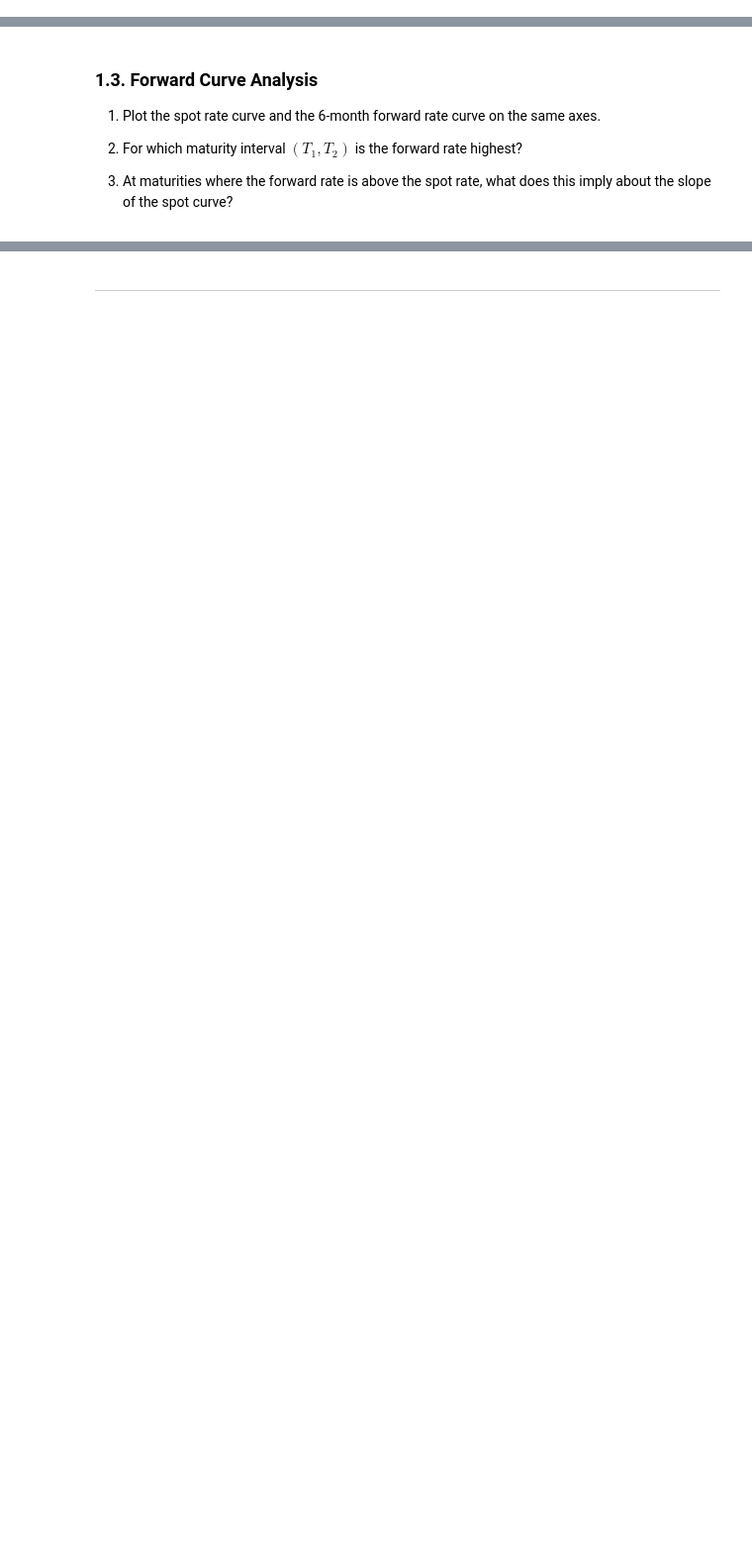
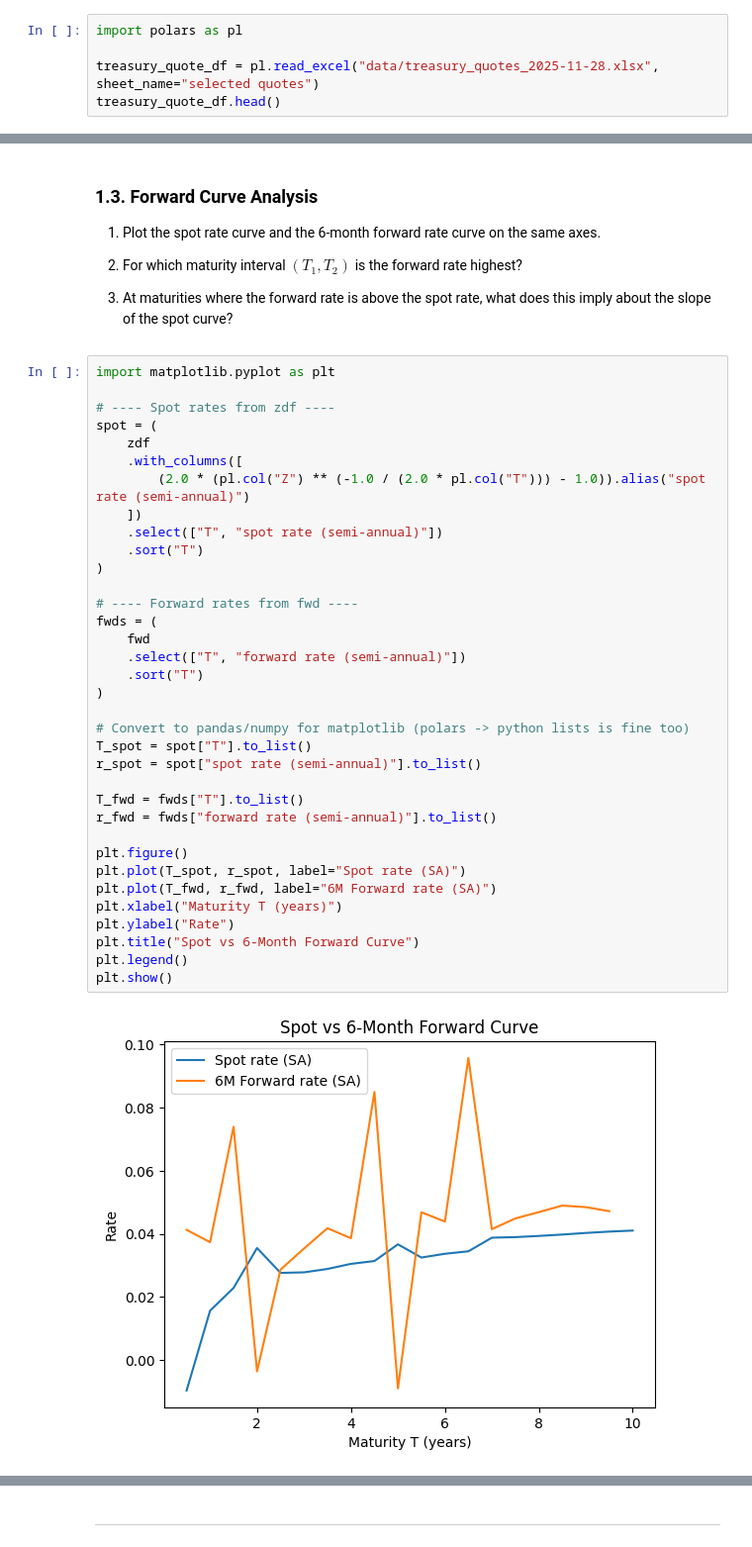
Before and after one commit to mihikasingh806/FixedIncome_A7, a Jupyter notebook: Assignment1/Ryota/E.1.2. Forward Rates.ipynb, the cells around one changed output, grey strips where cells are left out. Shown at 99% size. Drawn from its saved outputs; the diff is of its cells as text; blank space fills up the shorter version.

```diff
--- a/Assignment1/Ryota/E.1.2. Forward Rates.ipynb
+++ b/Assignment1/Ryota/E.1.2. Forward Rates.ipynb
@@ -72,3 +72,8 @@ This exercise builds on the bootstrapped spot curve to calculate forward rates.
 
 Use the bootstrapped spot curve from the data file:
 `data/treasury_quotes_2025-11-28.xlsx`, sheet `selected quotes`
+# %%
+import polars as pl
+
+treasury_quote_df = pl.read_excel("data/treasury_quotes_2025-11-28.xlsx", sheet_name="selected quotes")
+treasury_quote_df.head()
@@ -107,3 +283,40 @@ For T=5 to T=5.5, report all three values rounded to 4 decimal places.
 2. For which maturity interval $(T_1, T_2)$ is the forward rate highest?
 
 3. At maturities where the forward rate is above the spot rate, what does this imply about the slope of the spot curve?
+# %%
+import matplotlib.pyplot as plt
+
+# ---- Spot rates from zdf ----
+spot = (
+    zdf
+    .with_columns([
+        (2.0 * (pl.col("Z") ** (-1.0 / (2.0 * pl.col("T"))) - 1.0)).alias("spot rate (semi-annual)")
+    ])
+    .select(["T", "spot rate (semi-annual)"])
+    .sort("T")
+)
+
+# ---- Forward rates from fwd ----
+fwds = (
+    fwd
+    .select(["T", "forward rate (semi-annual)"])
+    .sort("T")
+)
+
+# Convert to pandas/numpy for matplotlib (polars -> python lists is fine too)
+T_spot = spot["T"].to_list()
+r_spot = spot["spot rate (semi-annual)"].to_list()
+
+T_fwd = fwds["T"].to_list()
+r_fwd = fwds["forward rate (semi-annual)"].to_list()
+
+plt.figure()
+plt.plot(T_spot, r_spot, label="Spot rate (SA)")
+plt.plot(T_fwd, r_fwd, label="6M Forward rate (SA)")
+plt.xlabel("Maturity T (years)")
+plt.ylabel("Rate")
+plt.title("Spot vs 6-Month Forward Curve")
+plt.legend()
+plt.show()
+# %% [output]
+[figure, added]
```
Also changed, not shown: parts of 5 cells of this notebook.
